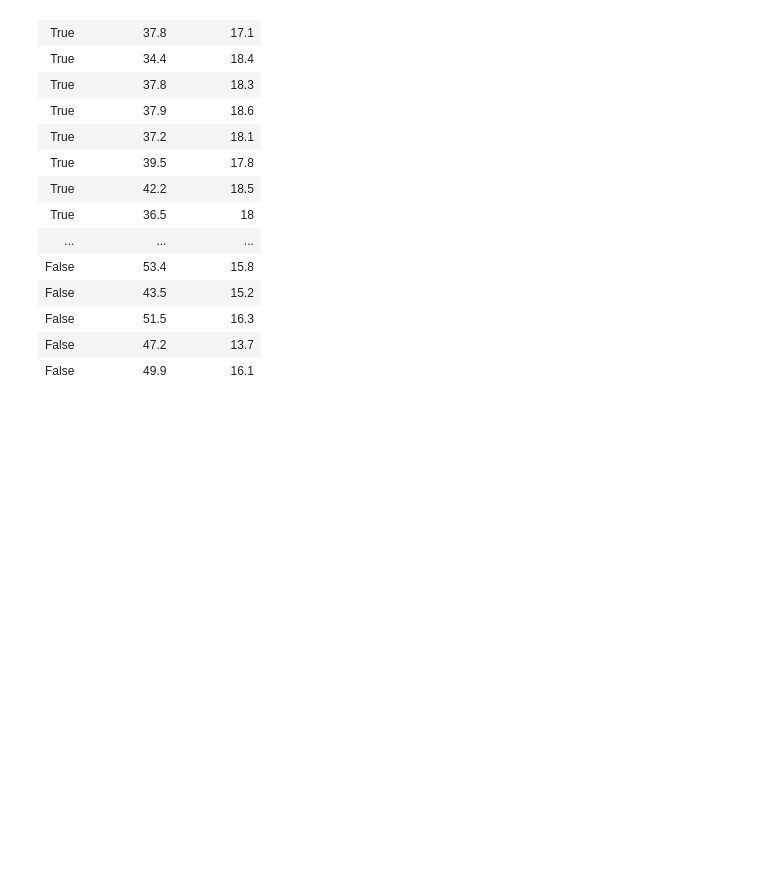
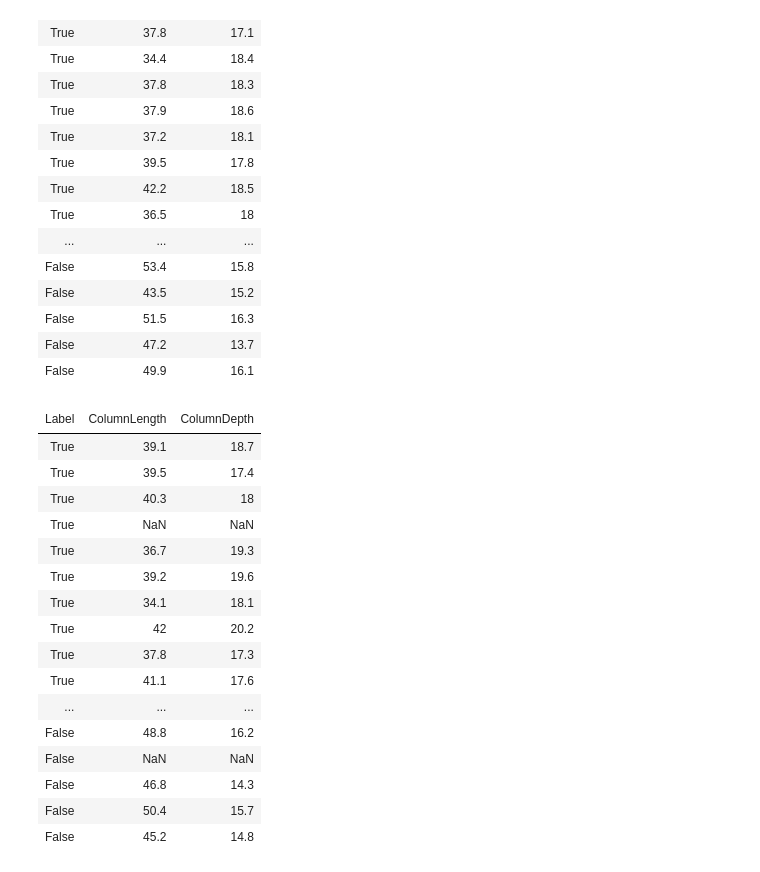
Before and after one commit to marb61a/ML.net-Projects, a Jupyter notebook: NBBinaryClassification/BinaryClassification.ipynb, the cells around one changed output. Cells and saved outputs as stored; diff of their text form; code cells hidden in the pictures; blank space fills up the shorter version.

```diff
--- a/NBBinaryClassification/BinaryClassification.ipynb
+++ b/NBBinaryClassification/BinaryClassification.ipynb
@@ -71,0 +67,20 @@ var model = mlContext
+# %%
+dataSplit.TrainSet.ToTabularDataResource()
+# %% [output]
+| Label | ColumnLength | ColumnDepth |
+| True | 39.1 | 18.7 |
+| True | 39.5 | 17.4 |
+| True | 40.3 | 18 |
+| True | NaN | NaN |
+| True | 36.7 | 19.3 |
+| True | 39.2 | 19.6 |
+| True | 34.1 | 18.1 |
+| True | 42 | 20.2 |
+| True | 37.8 | 17.3 |
+| True | 41.1 | 17.6 |
+| ... | ... | ... |
+| False | 48.8 | 16.2 |
+| False | NaN | NaN |
+| False | 46.8 | 14.3 |
+| False | 50.4 | 15.7 |
+| False | 45.2 | 14.8 |
```
Also changed, not shown: parts of 2 cells of this notebook.
